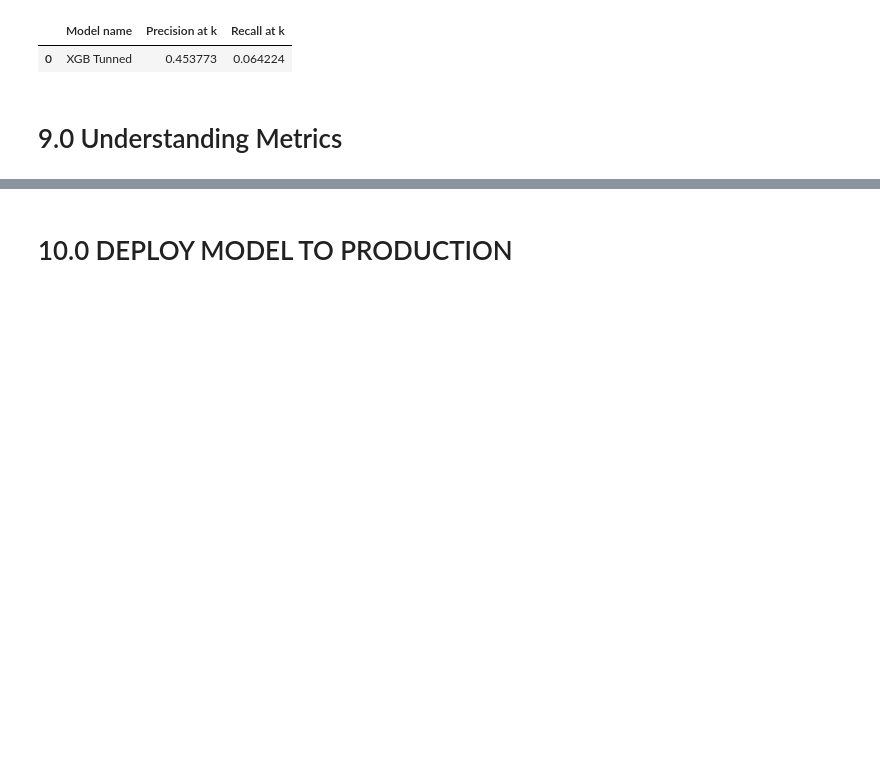
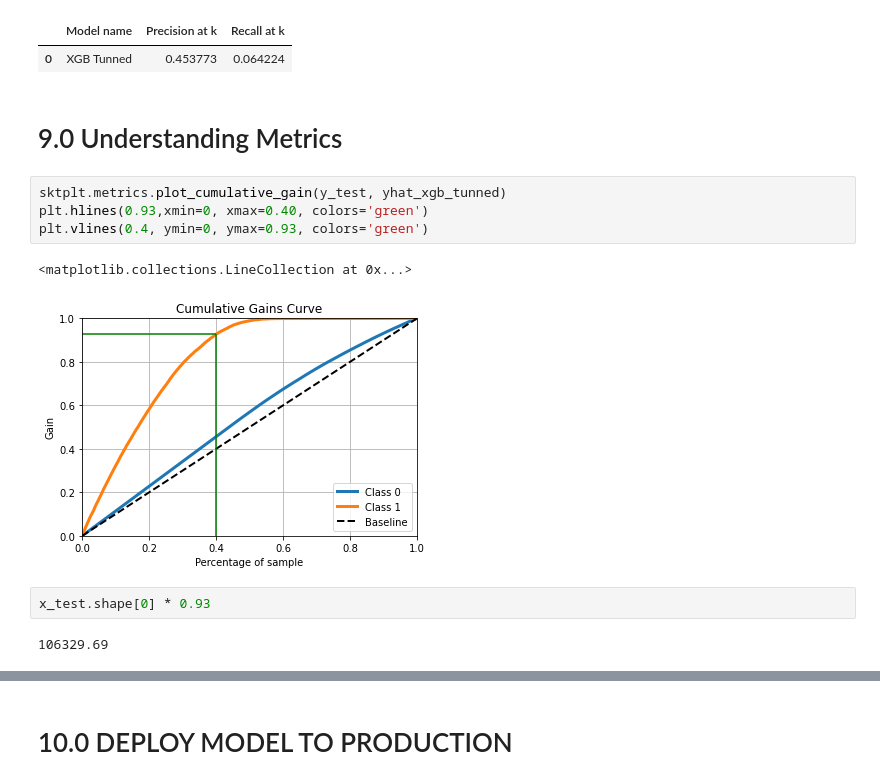
Before and after one commit to alexandrerod/health_insurance_cross_sell, a Jupyter notebook: notebooks/heath_insurance.ipynb, the cells around one changed output, grey strips where cells are left out. Drawn from its saved outputs; the diff is of its cells as text; blank space fills up the shorter version.

```diff
--- a/notebooks/heath_insurance.ipynb
+++ b/notebooks/heath_insurance.ipynb
@@ -806,3 +806,14 @@ result_tunned
 | 0 | XGB Tunned | 0.453773 | 0.064224 |
 # %% [markdown]
 # 9.0 Understanding Metrics
+# %%
+sktplt.metrics.plot_cumulative_gain(y_test, yhat_xgb_tunned)
+plt.hlines(0.93,xmin=0, xmax=0.40, colors='green')
+plt.vlines(0.4, ymin=0, ymax=0.93, colors='green')
+# %% [output]
+<matplotlib.collections.LineCollection at 0x...>
+[figure, added]
+# %%
+x_test.shape[0] * 0.93
+# %% [output]
+106329.69
```
Also changed, not shown: parts of 3 cells of this notebook, 1 other file.
